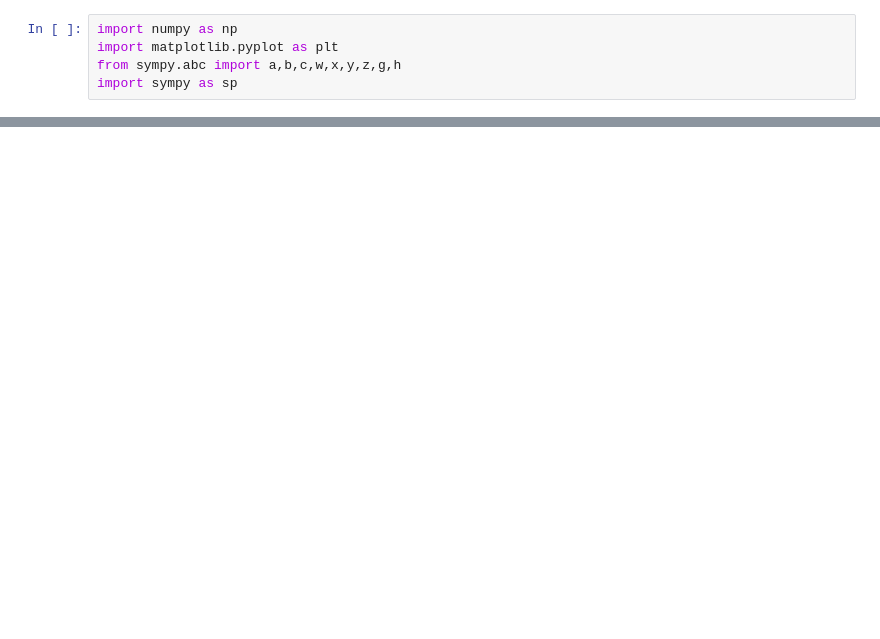
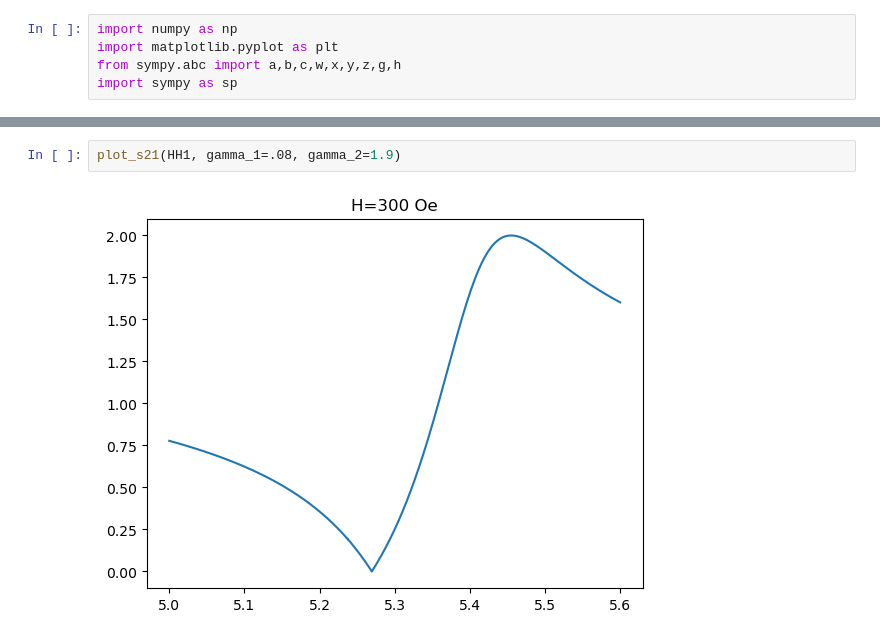
Before and after one commit to FazinHan/cavityCoupling, a Jupyter notebook: matrix method/misc.ipynb, the cells around one changed output, grey strips where cells are left out. Drawn from its saved outputs; the diff is of its cells as text; blank space fills up the shorter version.

```diff
--- a/matrix method/misc.ipynb
+++ b/matrix method/misc.ipynb
@@ -116,0 +206,4 @@ Differences between peaks in s21_1: [0.20200401]
+# %%
+plot_s21(HH1, gamma_1=.08, gamma_2=1.9)
+# %% [output]
+[figure, added]
```
Also changed, not shown: parts of 10 cells of this notebook, 6 other files.
